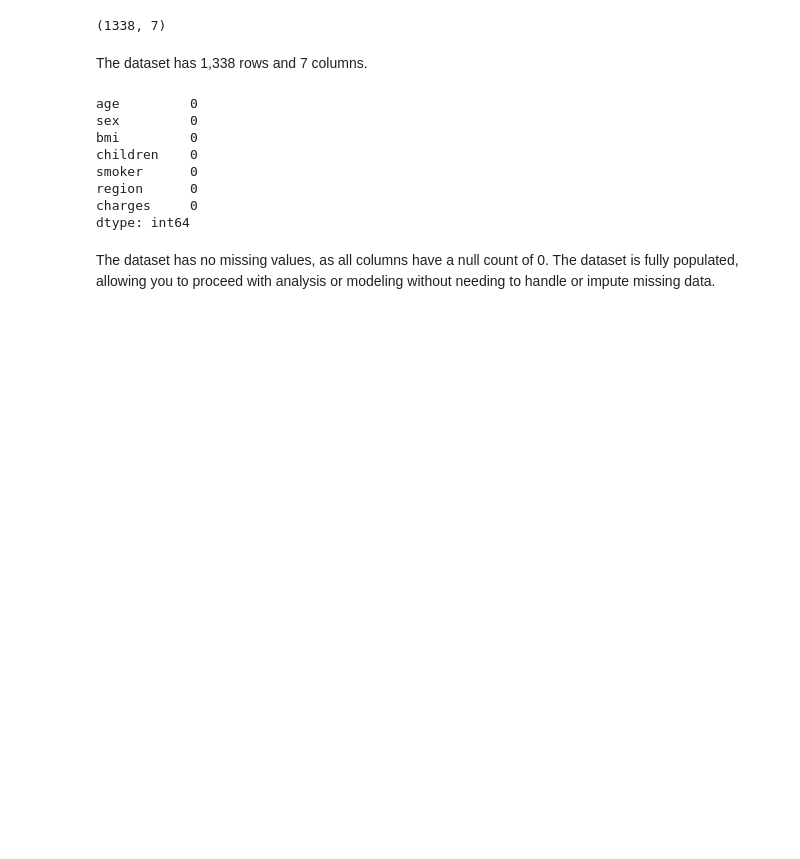
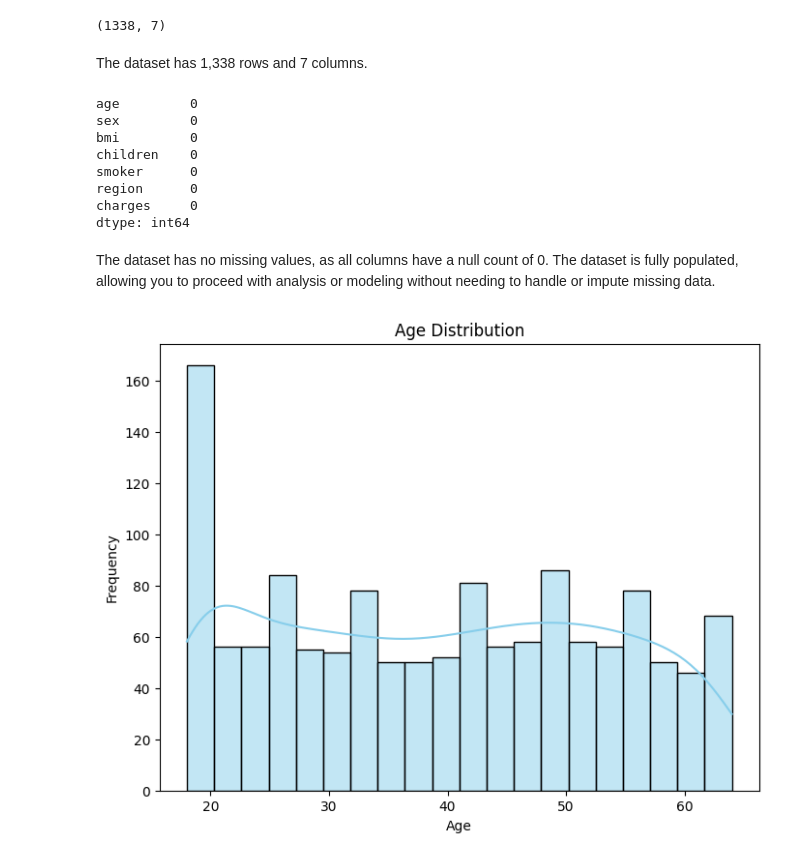
Before and after one commit to ans9611/Predictive_InsureCalc, a Jupyter notebook: Predictive_InsureCalc.ipynb, the cells around one changed output. Cells and saved outputs as stored; diff of their text form; code cells hidden in the pictures; blank space fills up the shorter version.

Commit message:
data distribution

```diff
--- a/Predictive_InsureCalc.ipynb
+++ b/Predictive_InsureCalc.ipynb
@@ -72,3 +72,13 @@ charges     0
 dtype: int64
 # %% [markdown]
 The dataset has no missing values, as all columns have a null count of 0. The dataset is fully populated, allowing you to proceed with analysis or modeling without needing to handle or impute missing data.
+# %%
+# Plotting the histogram for the 'age' column using Seaborn
+plt.figure(figsize=(8, 6))
+sns.histplot(data['age'], bins=20, kde=True, color='skyblue')
+plt.title('Age Distribution')
+plt.xlabel('Age')
+plt.ylabel('Frequency')
+plt.show()
+# %% [output]
+[figure, added]
```
Also changed, not shown: parts of 3 cells of this notebook.
